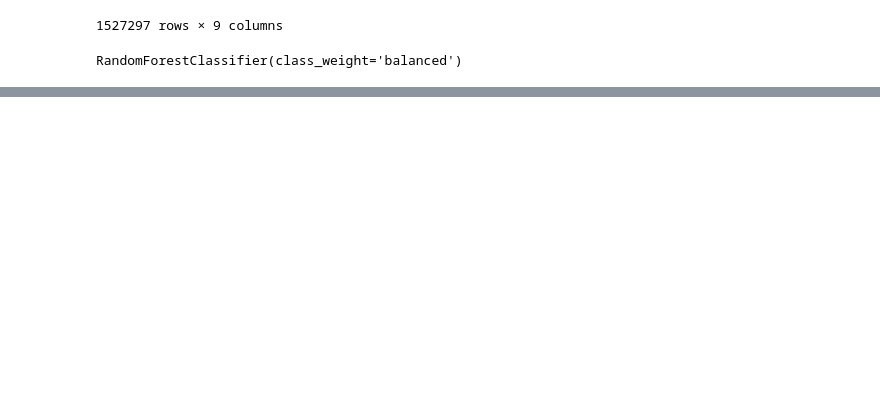
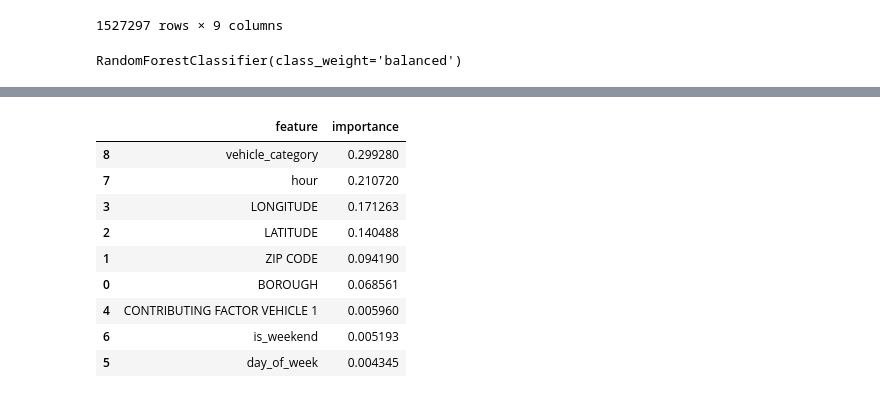
Before and after one commit to utkuseyithanoglu/nyc-car-crash-analysis, a Jupyter notebook: utku-explo/rf_model.ipynb, the cells around one changed output, grey strips where cells are left out. Cells and saved outputs as stored; diff of their text form; code cells hidden in the pictures; blank space fills up the shorter version.

```diff
--- a/utku-explo/rf_model.ipynb
+++ b/utku-explo/rf_model.ipynb
@@ -473,0 +572,18 @@ np.round(pd.DataFrame(rf_model.feature_importances_,rf_model.feature_names_in_)*
+# %%
+with open("gridsearch_crash_model.pkl", "rb") as f:
+    model = pickle.load(f)
+
+with open("model_features.pkl", "rb") as f:
+    feature_cols = pickle.load(f)
+
+x_test = x_test[feature_cols]
+
+# ---------------------------
+# 5) PREDICTIONS
+# ---------------------------
+pred_class = model.predict(x_test)
+pred_prob = model.predict_proba(x_test)[:, 1]
+
+# optional custom threshold from your notebook tests
+threshold = 0.30
+pred_class_03 = (pred_prob >= threshold).astype(int)
@@ -473,0 +664,19 @@ np.round(pd.DataFrame(rf_model.feature_importances_,rf_model.feature_names_in_)*
+# %%
+feature_importance_df = pd.DataFrame({
+    "feature": feature_cols,
+    "importance": gs_model_loaded.feature_importances_
+}).sort_values("importance", ascending=False)
+
+feature_importance_df.to_csv("tableau_gridsearch_feature_importance.csv", index=False)
+feature_importance_df
+# %% [output]
+|  | feature | importance |
+| 8 | vehicle_category | 0.299280 |
+| 7 | hour | 0.210720 |
+| 3 | LONGITUDE | 0.171263 |
+| 2 | LATITUDE | 0.140488 |
+| 1 | ZIP CODE | 0.094190 |
+| 0 | BOROUGH | 0.068561 |
+| 4 | CONTRIBUTING FACTOR VEHICLE 1 | 0.005960 |
+| 6 | is_weekend | 0.005193 |
+| 5 | day_of_week | 0.004345 |
```
Also changed, not shown: parts of 18 cells of this notebook.
